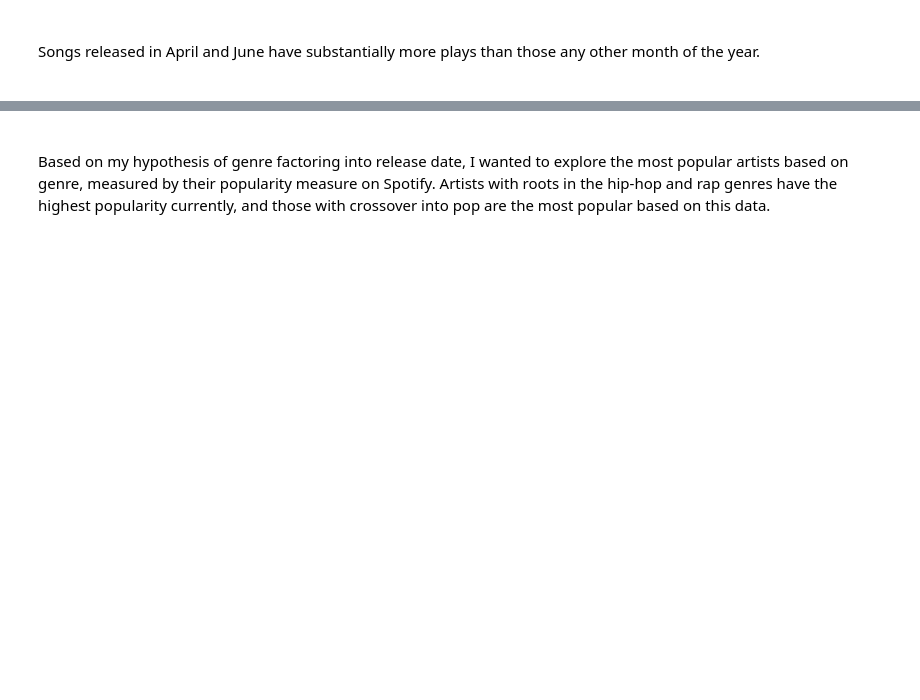
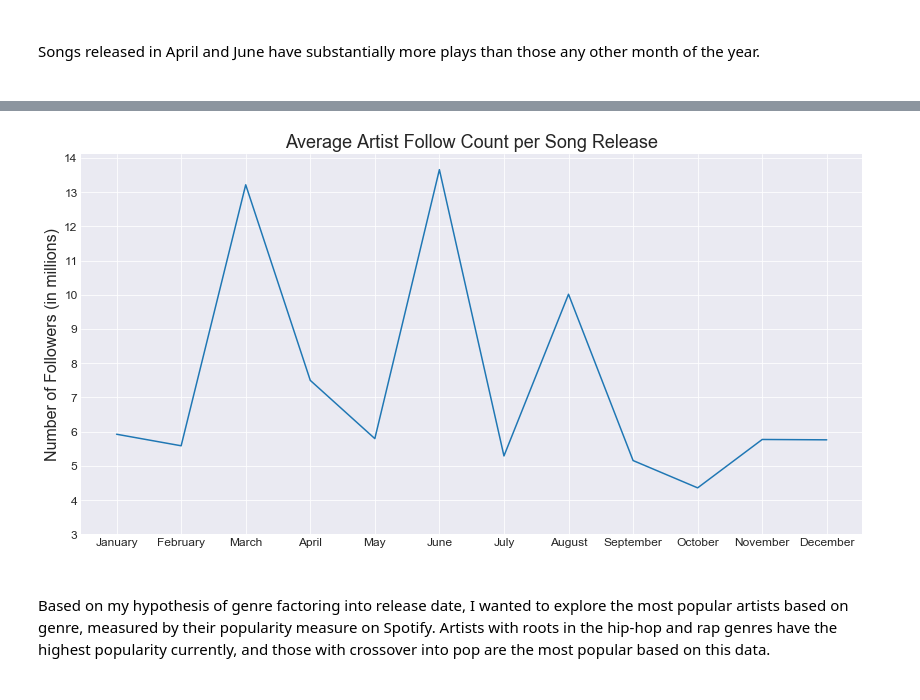
Before and after one commit to nealmanahan/predicting_song_release_date, a Jupyter notebook: 03_analysis_and_modeling.ipynb, the cells around one changed output, grey strips where cells are left out. Drawn from its saved outputs; the diff is of its cells as text; code cells hidden in the pictures; blank space fills up the shorter version.

```diff
--- a/03_analysis_and_modeling.ipynb
+++ b/03_analysis_and_modeling.ipynb
@@ -161,3 +179,16 @@ plt.ylabel('Spotify US Top 200 Peak Position', size=16);
+# %%
+plt.figure(figsize=(14,7))
+
+plt.plot(combined['artist_followers'].groupby(combined['month_released']).mean())
+plt.title('Average Artist Follow Count per Song Release', size=18)
+plt.ylabel('Number of Followers (in millions)', size=16)
+plt.xticks([1, 2, 3, 4, 5, 6, 7, 8, 9, 10, 11, 12],
+           ['January', 'February', 'March', 'April', 'May', 'June', 'July', 'August', 'September',
+            'October', 'November', 'December'], size=12)
+plt.yticks([3_000_000, 4_000_000, 5_000_000, 6_000_000, 7_000_000, 8_000_000, 9_000_000, 10_000_000,
+            11_000_000, 12_000_000, 13_000_000, 14_000_000], [3, 4, 5, 6, 7, 8, 9, 10, 11, 12, 13, 14], size=12);
+# %% [output]
+[figure, added]
 # %% [markdown]
 <br>
 Based on my hypothesis of genre factoring into release date, I wanted to explore the most popular artists based on genre, measured by their popularity measure on Spotify. Artists with roots in the hip-hop and rap genres have the highest popularity currently, and those with crossover into pop are the most popular based on this data.
```
Also changed, not shown: parts of 5 cells of this notebook, 1 other file.
